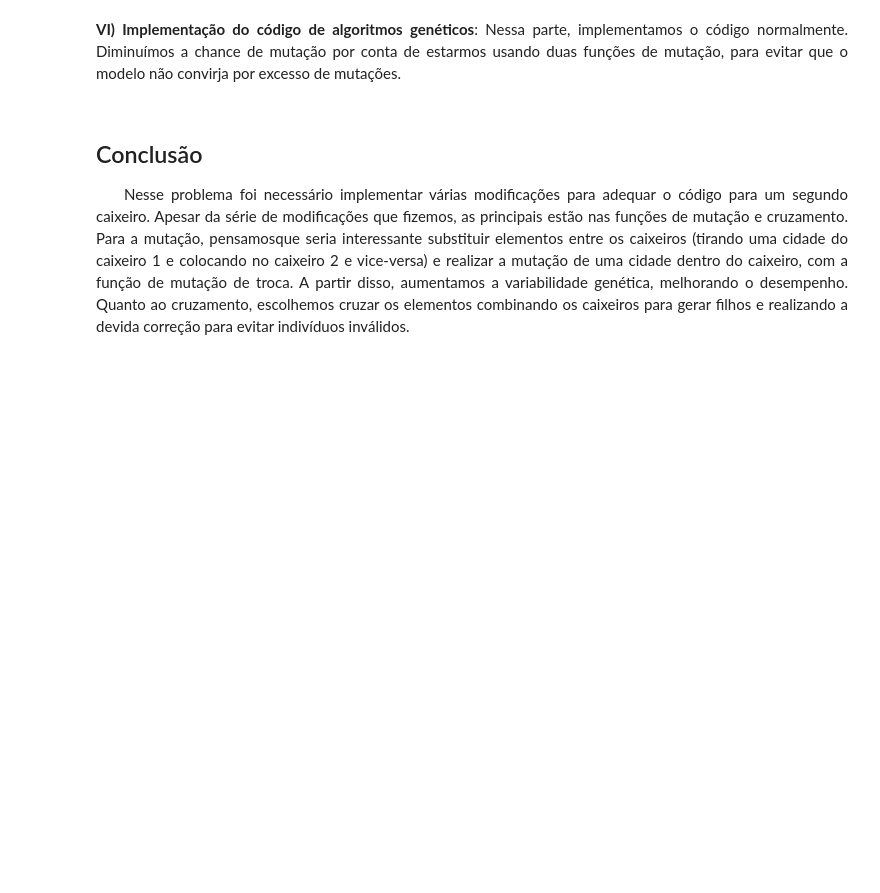
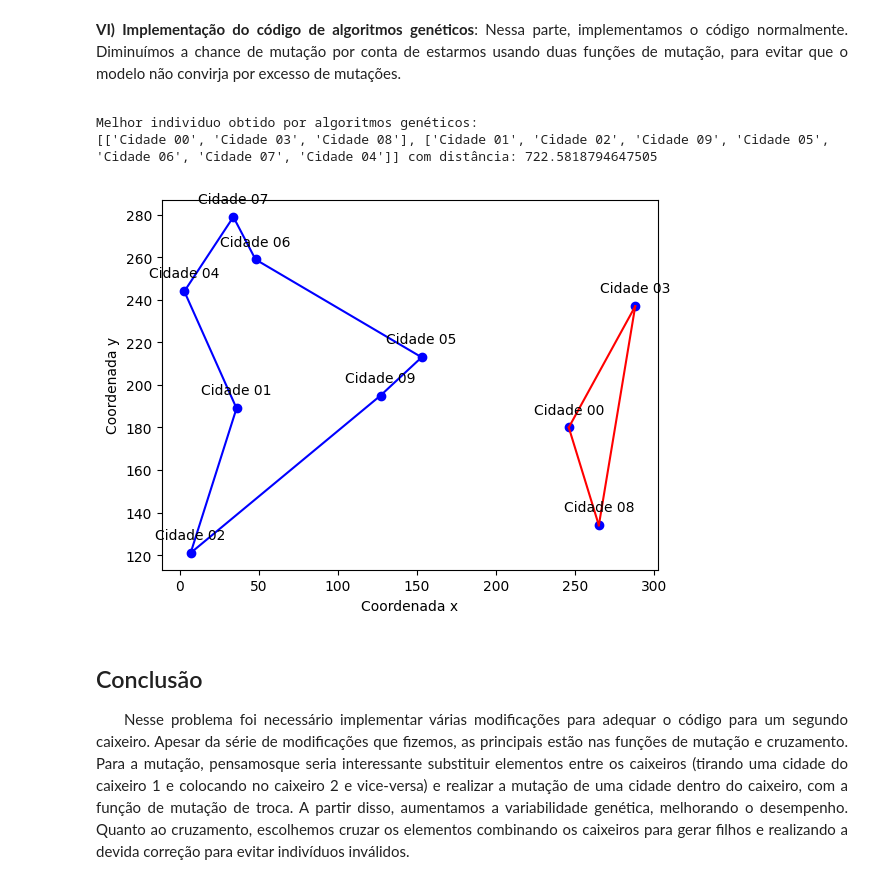
Before and after one commit to Andriel24044/Memorial, a Jupyter notebook: Algoritmos Genéticos/Feras Formidáveis/4.11/4.11.ipynb, the cells around one changed output. Drawn from its saved outputs; the diff is of its cells as text; code cells hidden in the pictures; blank space fills up the shorter version.

```diff
--- a/Algoritmos Genéticos/Feras Formidáveis/4.11/4.11.ipynb
+++ b/Algoritmos Genéticos/Feras Formidáveis/4.11/4.11.ipynb
@@ -259,6 +259,26 @@ for n in range(NUM_GERACOES):
 
     # Encerramento
     populacao = proxima_geracao
+# %%
+fitness = funcao_objetivo(hall_da_fama, CIDADES)
+menor_fitness = min(fitness)
+indice = fitness.index(menor_fitness)
+melhor_individuo_observado = hall_da_fama[indice]
+distancia_um = funcao_objetivo_caixeiro(melhor_individuo_observado[0], CIDADES)
+distancia_dois = funcao_objetivo_caixeiro(melhor_individuo_observado[1], CIDADES)
+
+distancia = distancia_um + distancia_dois
+
+print()
+print("Melhor individuo obtido por algoritmos genéticos:")
+print(melhor_individuo_observado, "com distância:", distancia)
+print()
+
+plota_trajeto(CIDADES, melhor_individuo_observado)
+# %% [output]
+Melhor individuo obtido por algoritmos genéticos:
+[['Cidade 00', 'Cidade 03', 'Cidade 08'], ['Cidade 01', 'Cidade 02', 'Cidade 09', 'Cidade 05', 'Cidade 06', 'Cidade 07', 'Cidade 04']] com distância: 722.5818794647505
+[figure, added]
 # %% [markdown]
 ## Conclusão
 <div style="text-align: justify">
```
